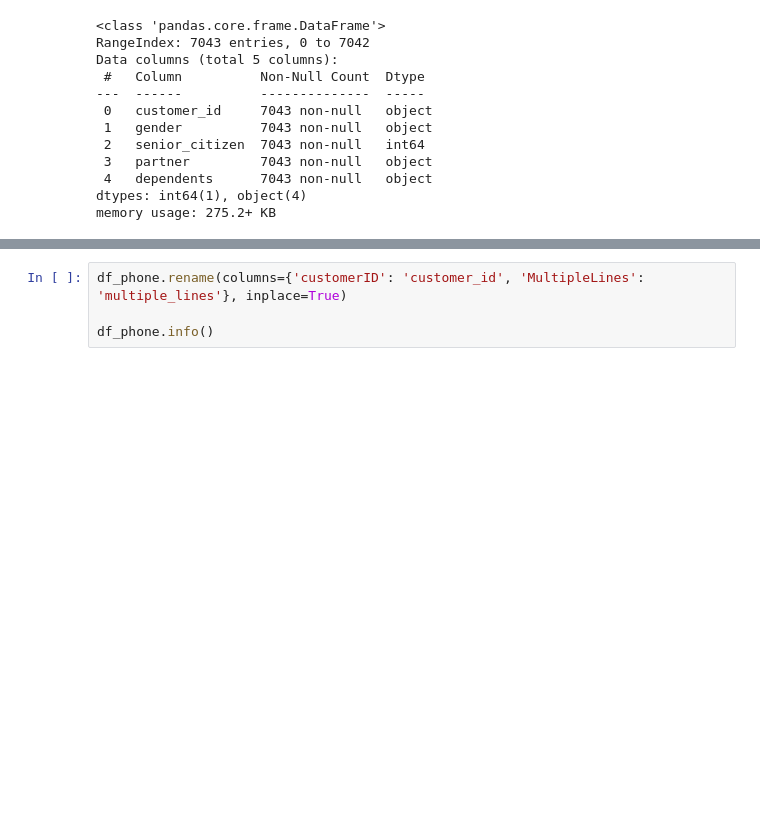
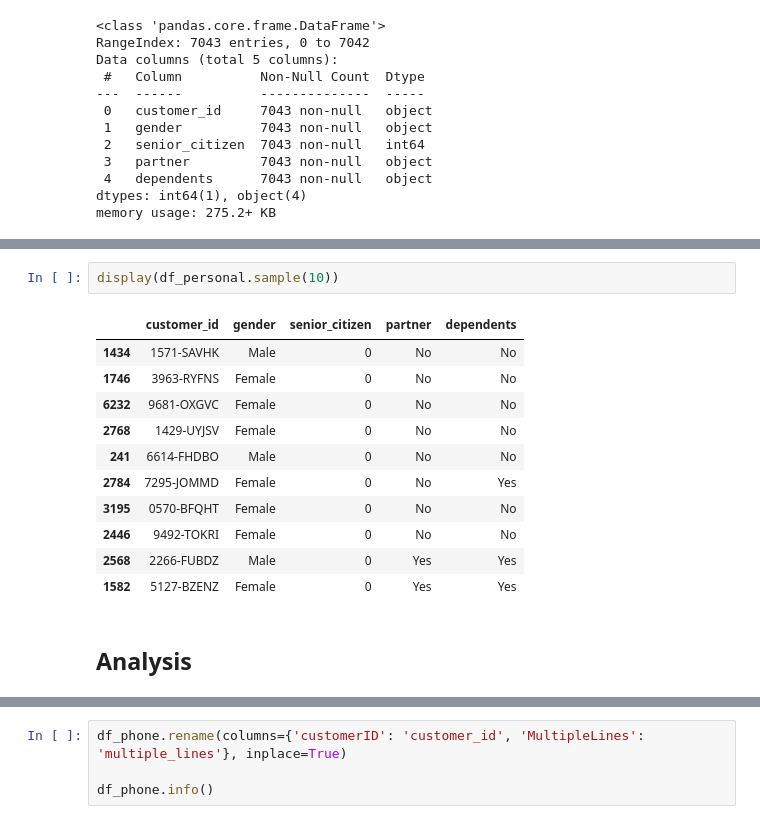
Before and after one commit to LDeYoung17/interconnect, a Jupyter notebook: notebooks/EDA.ipynb, the cells around one changed output, grey strips where cells are left out. Drawn from its saved outputs; the diff is of its cells as text; blank space fills up the shorter version.

```diff
--- a/notebooks/EDA.ipynb
+++ b/notebooks/EDA.ipynb
@@ -208,0 +303,16 @@ print(df_personal.duplicated(subset=['customer_id', 'dependents']).sum())
+# %%
+display(df_personal.sample(10))
+# %% [output]
+|  | customer_id | gender | senior_citizen | partner | dependents |
+| 1434 | 1571-SAVHK | Male | 0 | No | No |
+| 1746 | 3963-RYFNS | Female | 0 | No | No |
+| 6232 | 9681-OXGVC | Female | 0 | No | No |
+| 2768 | 1429-UYJSV | Female | 0 | No | No |
+| 241 | 6614-FHDBO | Male | 0 | No | No |
+| 2784 | 7295-JOMMD | Female | 0 | No | Yes |
+| 3195 | 0570-BFQHT | Female | 0 | No | No |
+| 2446 | 9492-TOKRI | Female | 0 | No | No |
+| 2568 | 2266-FUBDZ | Male | 0 | Yes | Yes |
+| 1582 | 5127-BZENZ | Female | 0 | Yes | Yes |
+# %% [markdown]
+<h2>Analysis</h2>
```
Also changed, not shown: parts of 31 cells of this notebook.
